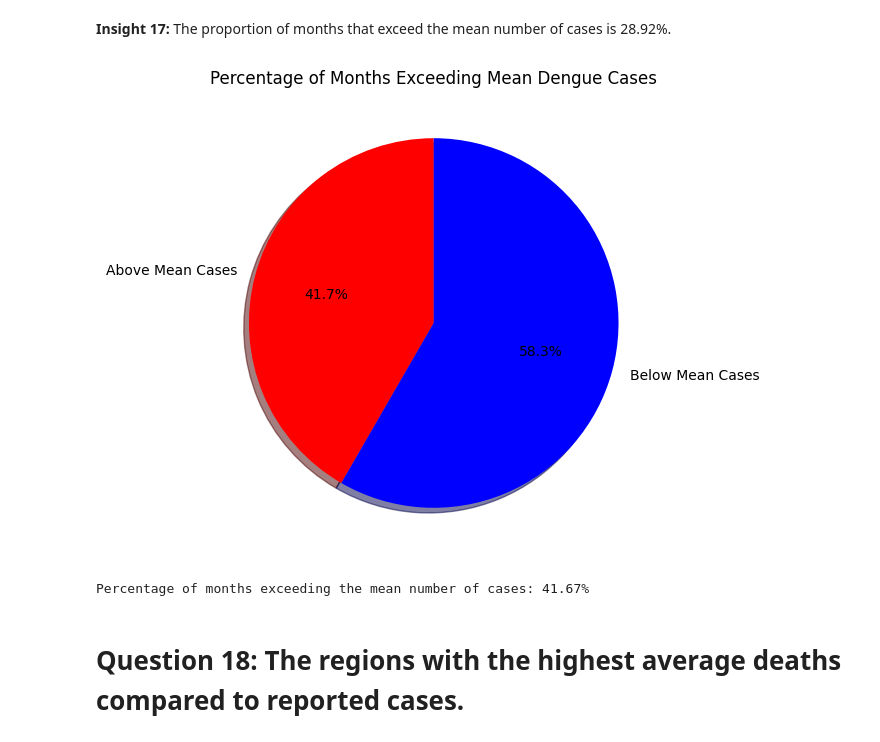
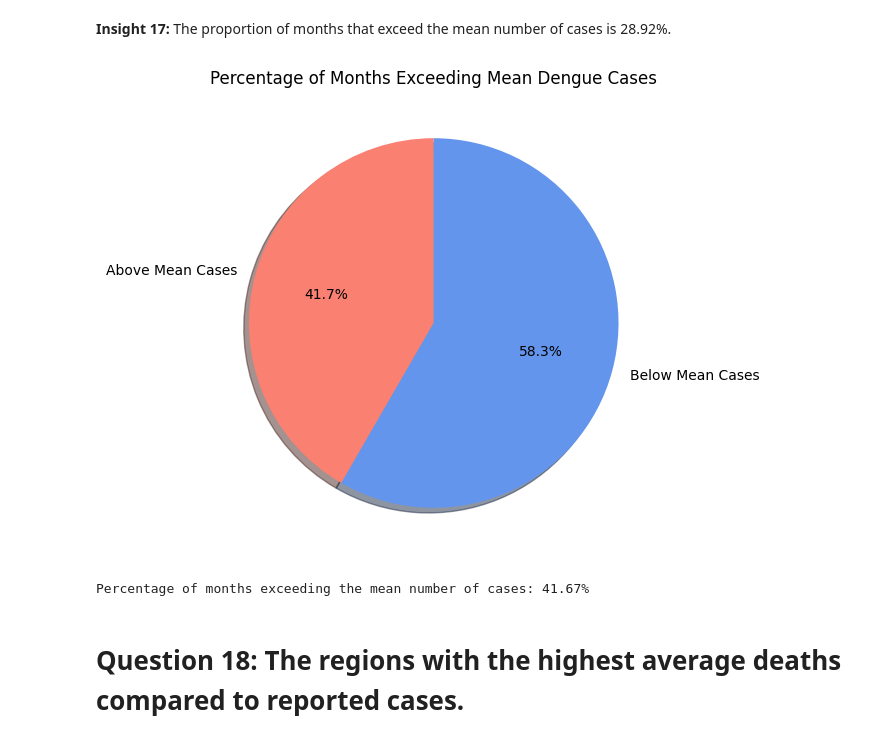
Before and after one commit to nicoletorre/Data_Mining, a Jupyter notebook: Activity6.ipynb, the cells around one changed output. Drawn from its saved outputs; the diff is of its cells as text; code cells hidden in the pictures.

```diff
--- a/Activity6.ipynb
+++ b/Activity6.ipynb
@@ -669,26 +606,26 @@ Percentage of months exceeding the mean number of cases: 28.92%
 # %%
 months = ['January', 'February', 'March', 'April', 'May', 'June',
           'July', 'August', 'September', 'October', 'November', 'December']
 dengue_cases = np.random.randint(100, 1000, size=12)
 
 dengue_df = pd.DataFrame({'Month': months, 'Dengue_Cases': dengue_cases})
 
 mean_cases = dengue_df['Dengue_Cases'].mean()
 months_above_mean = len(dengue_df[dengue_df['Dengue_Cases'] > mean_cases])
 months_below_mean = len(dengue_df) - months_above_mean
 
 labels = ['Above Mean Cases', 'Below Mean Cases']
 sizes = [months_above_mean, months_below_mean]
-colors = ['red', 'blue']
+colors = ['salmon', 'cornflowerblue']
 
 plt.figure(figsize=(6, 6))
 plt.pie(sizes, labels=labels, autopct='%1.1f%%', colors=colors, startangle=90, shadow=True)
 plt.title("Percentage of Months Exceeding Mean Dengue Cases")
 plt.show()
 
 print(f'Percentage of months exceeding the mean number of cases: {months_above_mean / len(dengue_df) * 100:.2f}%')
 # %% [output]
-[figure, old version]
+[figure, new version]
 Percentage of months exceeding the mean number of cases: 41.67%
 # %% [markdown]
 <h1> Question 18:  The regions with the highest average deaths compared to reported cases.</h1>
```
Also changed, not shown: parts of 22 cells of this notebook.
